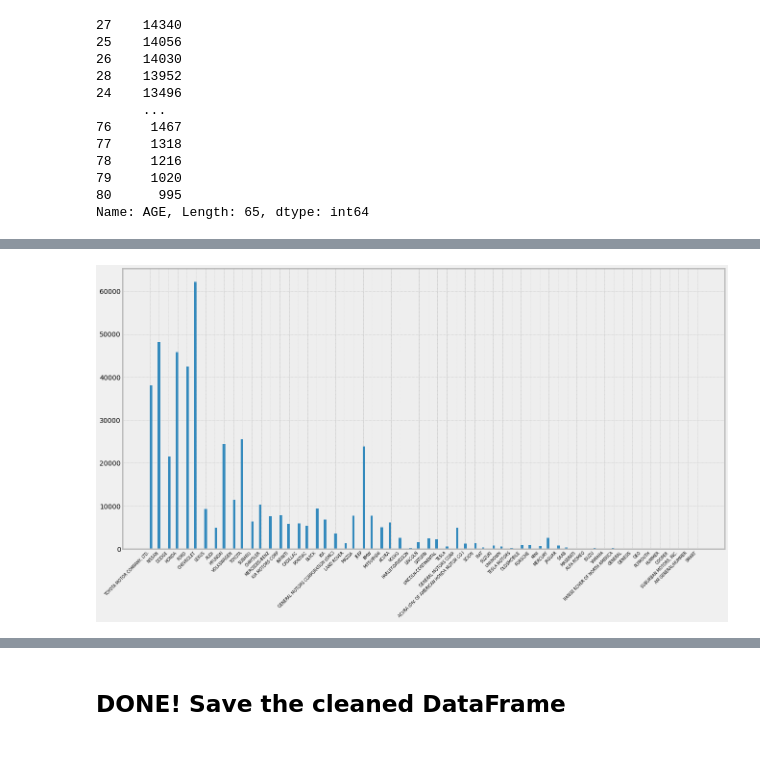
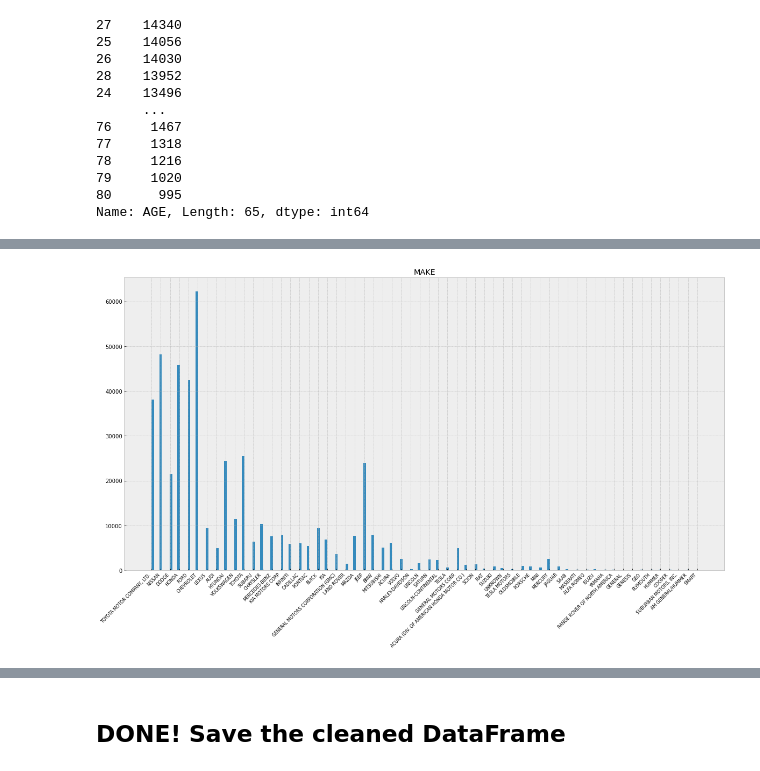
Before and after one commit to JasmineHuang25/Phase3_project, a Jupyter notebook: EDA_clean_data.ipynb, the cells around one changed output, grey strips where cells are left out. Saved outputs shown, nothing was run; the diff lists cells and outputs as text; code cells hidden in the pictures.

```diff
--- a/EDA_clean_data.ipynb
+++ b/EDA_clean_data.ipynb
@@ -364,6 +368,7 @@ Name: MAKE, dtype: int64
 # %%
 df['MAKE'].hist(bins='auto', xlabelsize=8, figsize=[20,10])
 plt.xticks(rotation=45, ha='right')
+plt.title('MAKE')
 plt.show();
 # %% [output]
-[figure, old version]
+[figure, new version]
```
Also changed, not shown: parts of 50 cells of this notebook, 1 other file.
